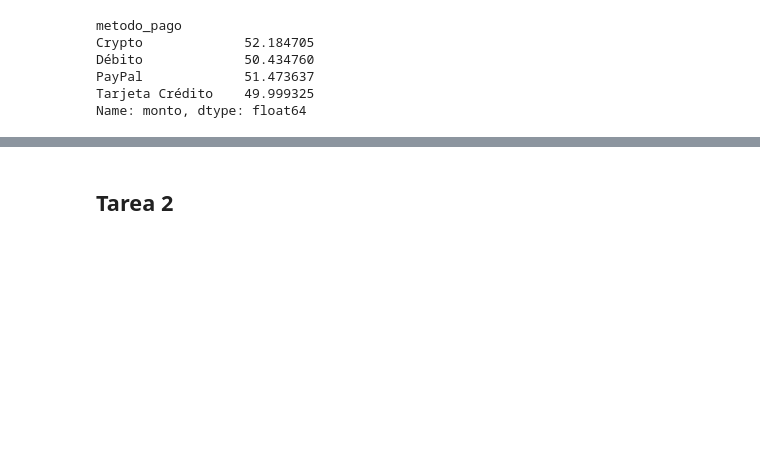
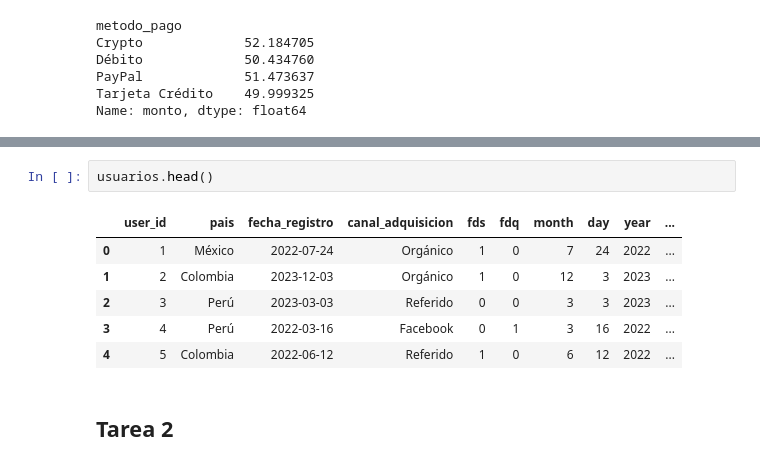
Before and after one commit to sagomeza1/pcun, a Jupyter notebook: nb.ipynb, the cells around one changed output, grey strips where cells are left out. Drawn from its saved outputs; the diff is of its cells as text; blank space fills up the shorter version.

```diff
--- a/nb.ipynb
+++ b/nb.ipynb
@@ -220,3 +242,12 @@ Name: monto, dtype: float64
+# %%
+usuarios.head()
+# %% [output]
+|  | user_id | pais | fecha_registro | canal_adquisicion | fds | fdq | month | day | year | ... |
+| 0 | 1 | México | 2022-07-24 | Orgánico | 1 | 0 | 7 | 24 | 2022 | ... |
+| 1 | 2 | Colombia | 2023-12-03 | Orgánico | 1 | 0 | 12 | 3 | 2023 | ... |
+| 2 | 3 | Perú | 2023-03-03 | Referido | 0 | 0 | 3 | 3 | 2023 | ... |
+| 3 | 4 | Perú | 2022-03-16 | Facebook | 0 | 1 | 3 | 16 | 2022 | ... |
+| 4 | 5 | Colombia | 2022-06-12 | Referido | 1 | 0 | 6 | 12 | 2022 | ... |
 # %% [markdown]
 ## Tarea 2
 # %%
```
Also changed, not shown: parts of 8 cells of this notebook.
